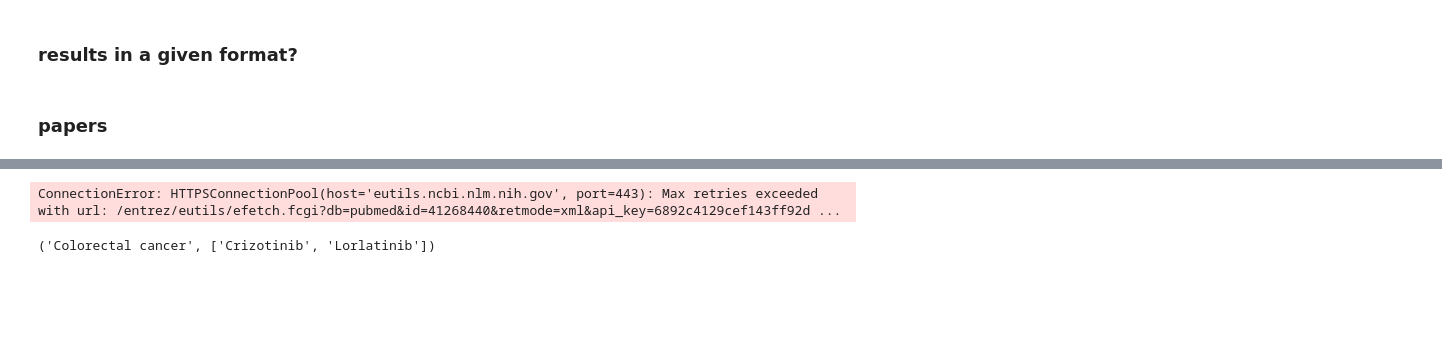
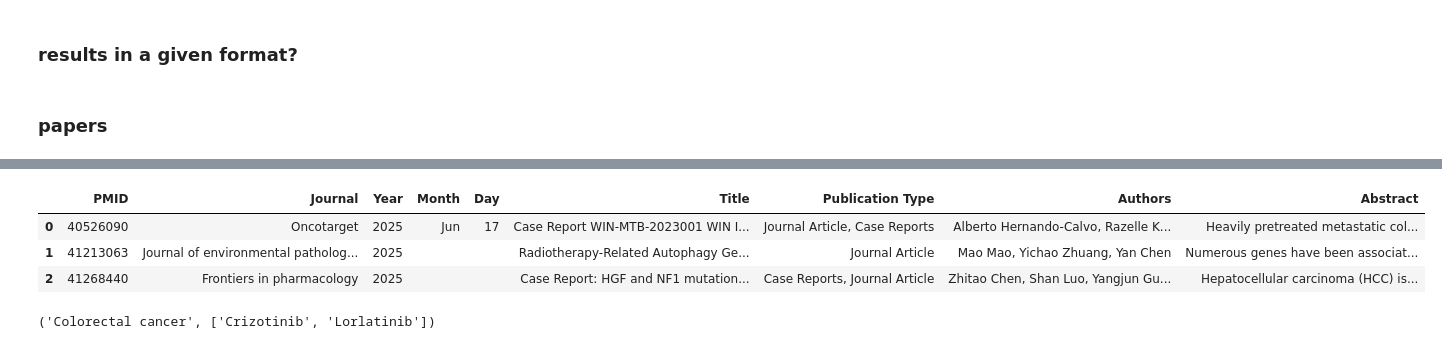
Before and after one commit to Mpkosh/TrialMind-SLR, a Jupyter notebook: draft.ipynb, the cells around one changed output, grey strips where cells are left out. Saved outputs shown, nothing was run; the diff lists cells and outputs as text; code cells hidden in the pictures; blank space fills up the shorter version.

```diff
--- a/draft.ipynb
+++ b/draft.ipynb
@@ -247,9 +459,12 @@ tenacity.RetryError: RetryError[<Future at 0x... state=finished raised Connectio
 # %%
-df_papers = pmid2papers(pmid_list=['41268440'],#response[0],
+df_papers = pmid2papers(pmid_list=['40526090', '41213063', '41268440'],#response[0],
                         api_key=pubmed_api_key)
 df_papers[0].head()
 # %% [output]
-ConnectionError: HTTPSConnectionPool(host='eutils.ncbi.nlm.nih.gov', port=443): Max retries exceeded with url: /entrez/eutils/efetch.fcgi?db=pubmed&id=41268440&retmode=xml&api_key=6892c4129cef143ff92d ...
+|  | PMID | Journal | Year | Month | Day | Title | Publication Type | Authors | Abstract |
+| 0 | 40526090 | Oncotarget | 2025 | Jun | 17 | Case Report WIN-MTB-2023001 WIN I... | Journal Article, Case Reports | Alberto Hernando-Calvo, Razelle K... | Heavily pretreated metastatic col... |
+| 1 | 41213063 | Journal of environmental patholog... | 2025 |  |  | Radiotherapy-Related Autophagy Ge... | Journal Article | Mao Mao, Yichao Zhuang, Yan Chen | Numerous genes have been associat... |
+| 2 | 41268440 | Frontiers in pharmacology | 2025 |  |  | Case Report: HGF and NF1 mutation... | Case Reports, Journal Article | Zhitao Chen, Shan Luo, Yangjun Gu... | Hepatocellular carcinoma (HCC) is... |
 # %%
 fin_condition, treatements_eng
 # %% [output]
```
Also changed, not shown: parts of 51 cells of this notebook, 6 other files.
